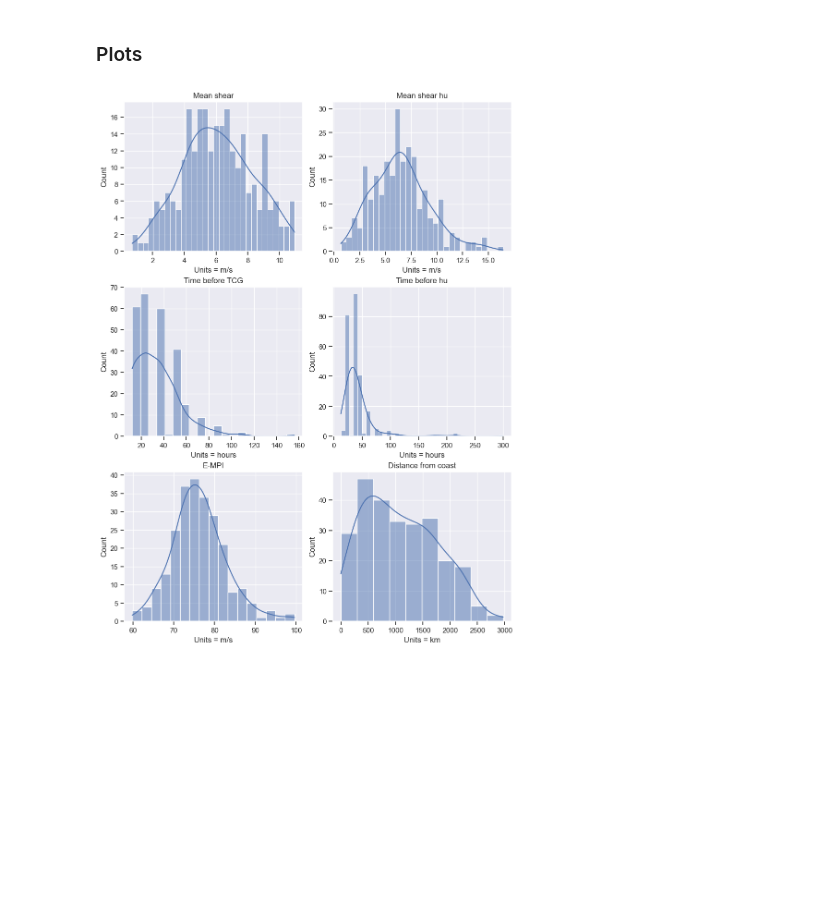
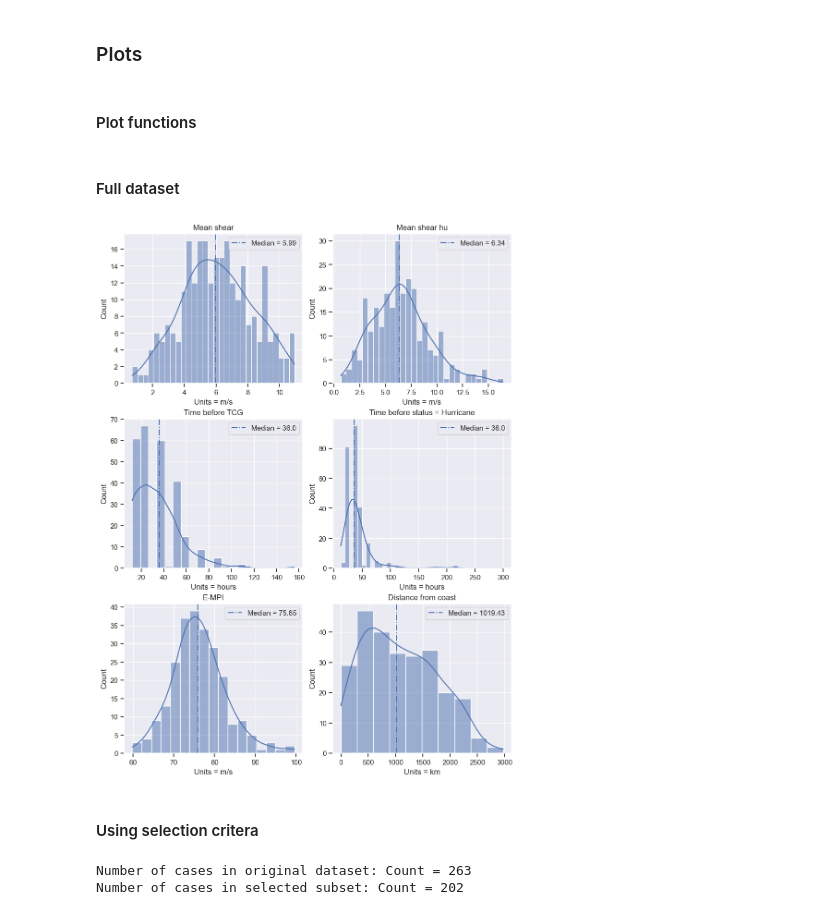
Before and after one commit to jhruppert/tc-crfrad, a Jupyter notebook: analysis/storm_list_hist.ipynb, the cells around one changed output. Cells and saved outputs as stored; diff of their text form; code cells hidden in the pictures; blank space fills up the shorter version.

Commit message:
added histograms with distance from coast criterion

```diff
--- a/analysis/storm_list_hist.ipynb
+++ b/analysis/storm_list_hist.ipynb
@@ -33,6 +36,8 @@ df
 263 rows × 11 columns
 # %% [markdown]
 ### Plots
+# %% [markdown]
+#### Plot functions
 # %%
 font = {'family' : 'sans-serif',
         'weight' : 'normal',
@@ -41,14 +46,23 @@ font = {'family' : 'sans-serif',
 rc('font', **font)
 
 sns.set_theme(style="darkgrid", rc={'xtick.bottom': True, 'ytick.left': True,})
+# %%
+def add_var(figdata, ax, toggle=0):
+    ax.set_title(figdata['vartag'])
+    ax.set_ylabel('Count')
+    ax.set_xlabel('Units = '+figdata['units'])
+    sns.histplot(figdata['pltvar'], ax=ax, kde=True, bins=figdata['bins'])#, label=figdata['count'])
+    default_colors = sns.color_palette()
+    median = np.nanmedian(figdata['pltvar'])
+    if toggle == 0:
+        linestyle='-.'
+    else:
+        linestyle='--'
+    ax.axvline(median, color=default_colors[toggle], linestyle=linestyle, label='Median = '+str(round(median, 2)))
+    ax.legend()
+# %% [markdown]
+#### Full dataset
 # %%
-def add_var(figdata, ax):
-    ax.set_title(figdata['vartag'])
-    ax.set_ylabel('Count')
-    ax.set_xlabel('Units = '+figdata['units'])
-    sns.histplot(figdata['pltvar'], ax=ax, kde=True, bins=figdata['bins'])
-
-
 fig_x = 9
 fig_y = 12
 fig, axs = plt.subplots(3, 2, figsize=(fig_x,fig_y), layout='constrained', squeeze=True)
@@ -88,36 +102,52 @@ add_var(figdata, axs[1,0])
 
 figdata = {
     'pltvar': df['time_before_hu'],
-    'vartag': 'Time before hu',
+    'vartag': 'Time before status = Hurricane',
     'units': 'hours',
     'bins': 'auto',
            }
 
 add_var(figdata, axs[1,1])
 
 ################################
 
 figdata = {
     'pltvar': df['E_MPI'],
     'vartag': 'E-MPI',
     'units': 'm/s',
     'bins': 'auto',
            }
 
 add_var(figdata, axs[2,0])
 
 ################################
 
 figdata = {
     'pltvar': df['distance'],
     'vartag': 'Distance from coast',
     'units': 'km',
     'bins': 'auto',
            }
 
 add_var(figdata, axs[2,1])
 
 plt.show()
 plt.close()
 # %% [output]
-[figure, old version]
+[figure, new version]
+# %% [markdown]
+#### Using selection critera
+# %%
+min_dfc = 500 # max distance from coast
+
+subset = df[df['distance'] >= min_dfc]
+
+# Number of cases in original dataset
+n_original = "Count = "+str(len(df))
+print('Number of cases in original dataset:', n_original)
+# Number of cases in selected subset
+n_subset = "Count = "+str(len(subset))
+print('Number of cases in selected subset:', n_subset)
+# %% [output]
+Number of cases in original dataset: Count = 263
+Number of cases in selected subset: Count = 202
```
Also changed, not shown: parts of 2 cells of this notebook.
